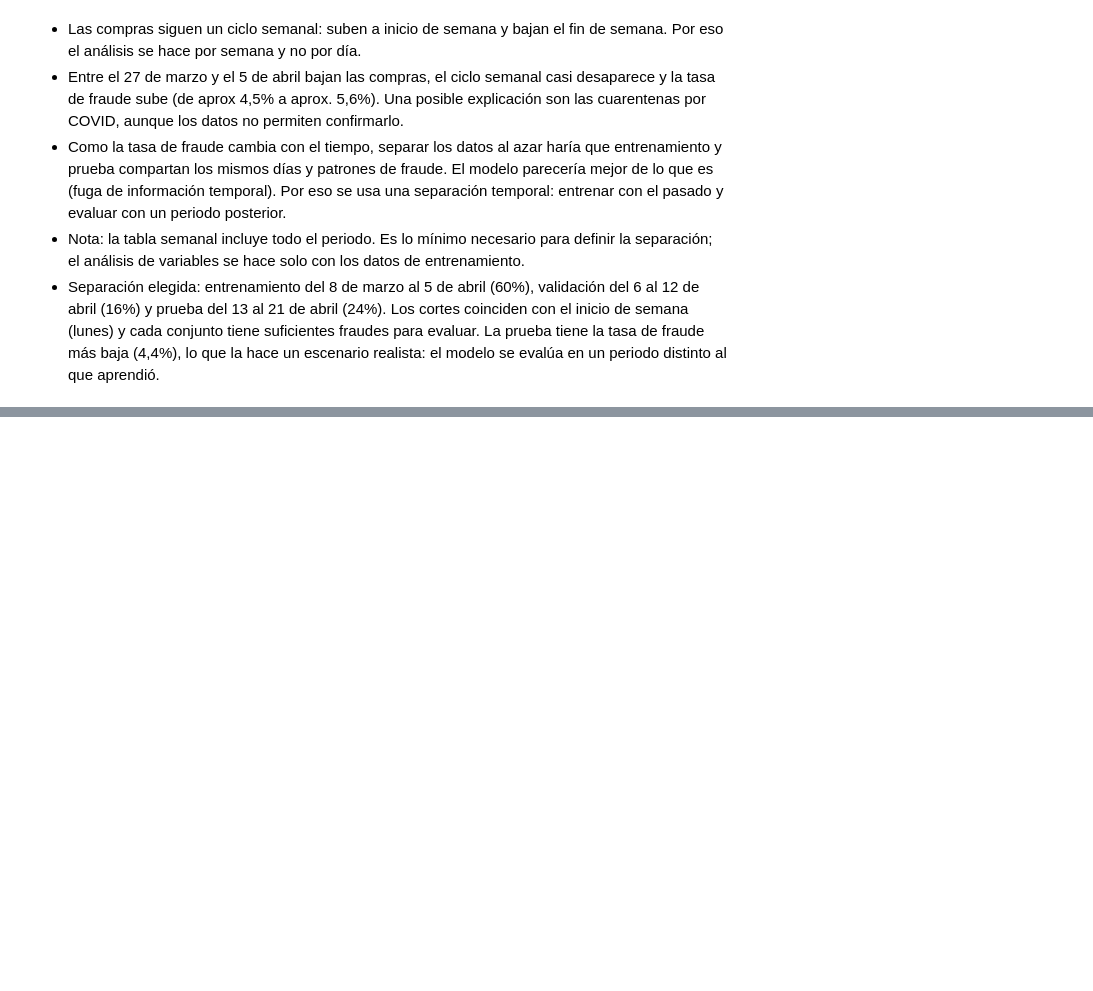
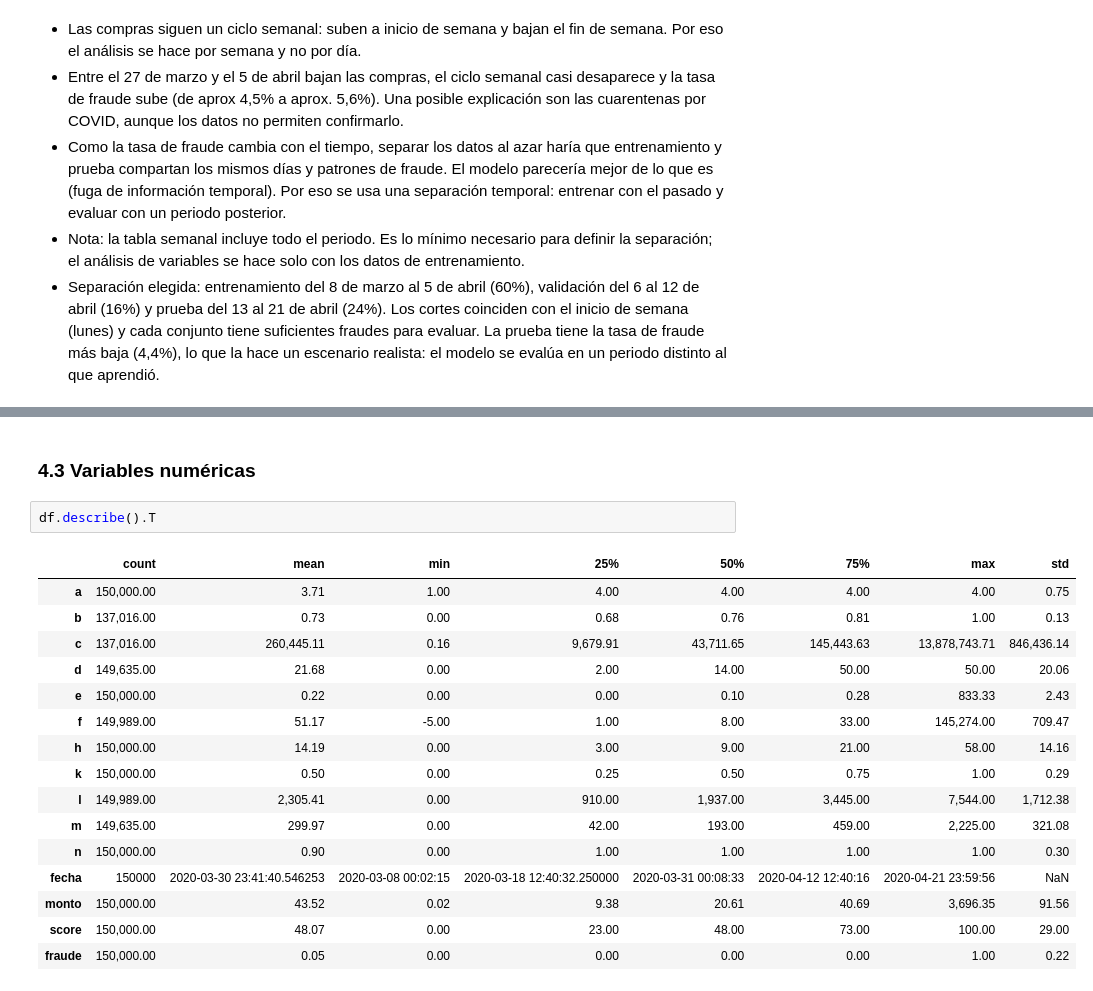
Before and after one commit to joavillalobosca25/meli-fraud-challenge, a Jupyter notebook: notebooks/01_EDA.ipynb, the cells around one changed output, grey strips where cells are left out. Drawn from its saved outputs; the diff is of its cells as text; blank space fills up the shorter version.

```diff
--- a/notebooks/01_EDA.ipynb
+++ b/notebooks/01_EDA.ipynb
@@ -165,0 +227,21 @@ print(resumen["count"].sum())
+# %% [markdown]
+### 4.3 Variables numéricas
+# %%
+df.describe().T
+# %% [output]
+|  | count | mean | min | 25% | 50% | 75% | max | std |
+| a | 150,000.00 | 3.71 | 1.00 | 4.00 | 4.00 | 4.00 | 4.00 | 0.75 |
+| b | 137,016.00 | 0.73 | 0.00 | 0.68 | 0.76 | 0.81 | 1.00 | 0.13 |
+| c | 137,016.00 | 260,445.11 | 0.16 | 9,679.91 | 43,711.65 | 145,443.63 | 13,878,743.71 | 846,436.14 |
+| d | 149,635.00 | 21.68 | 0.00 | 2.00 | 14.00 | 50.00 | 50.00 | 20.06 |
+| e | 150,000.00 | 0.22 | 0.00 | 0.00 | 0.10 | 0.28 | 833.33 | 2.43 |
+| f | 149,989.00 | 51.17 | -5.00 | 1.00 | 8.00 | 33.00 | 145,274.00 | 709.47 |
+| h | 150,000.00 | 14.19 | 0.00 | 3.00 | 9.00 | 21.00 | 58.00 | 14.16 |
+| k | 150,000.00 | 0.50 | 0.00 | 0.25 | 0.50 | 0.75 | 1.00 | 0.29 |
+| l | 149,989.00 | 2,305.41 | 0.00 | 910.00 | 1,937.00 | 3,445.00 | 7,544.00 | 1,712.38 |
+| m | 149,635.00 | 299.97 | 0.00 | 42.00 | 193.00 | 459.00 | 2,225.00 | 321.08 |
+| n | 150,000.00 | 0.90 | 0.00 | 1.00 | 1.00 | 1.00 | 1.00 | 0.30 |
+| fecha | 150000 | 2020-03-30 23:41:40.546253 | 2020-03-08 00:02:15 | 2020-03-18 12:40:32.250000 | 2020-03-31 00:08:33 | 2020-04-12 12:40:16 | 2020-04-21 23:59:56 | NaN |
+| monto | 150,000.00 | 43.52 | 0.02 | 9.38 | 20.61 | 40.69 | 3,696.35 | 91.56 |
+| score | 150,000.00 | 48.07 | 0.00 | 23.00 | 48.00 | 73.00 | 100.00 | 29.00 |
+| fraude | 150,000.00 | 0.05 | 0.00 | 0.00 | 0.00 | 0.00 | 1.00 | 0.22 |
```
Also changed, not shown: parts of 31 cells of this notebook.
